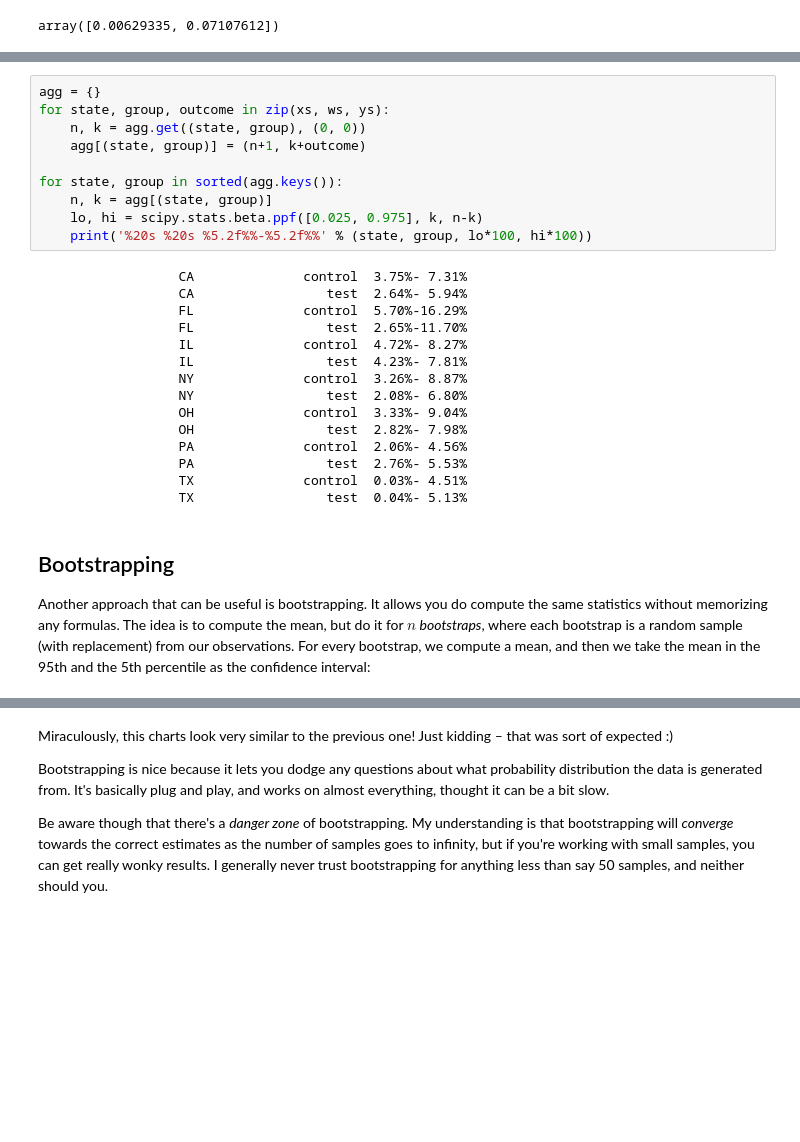
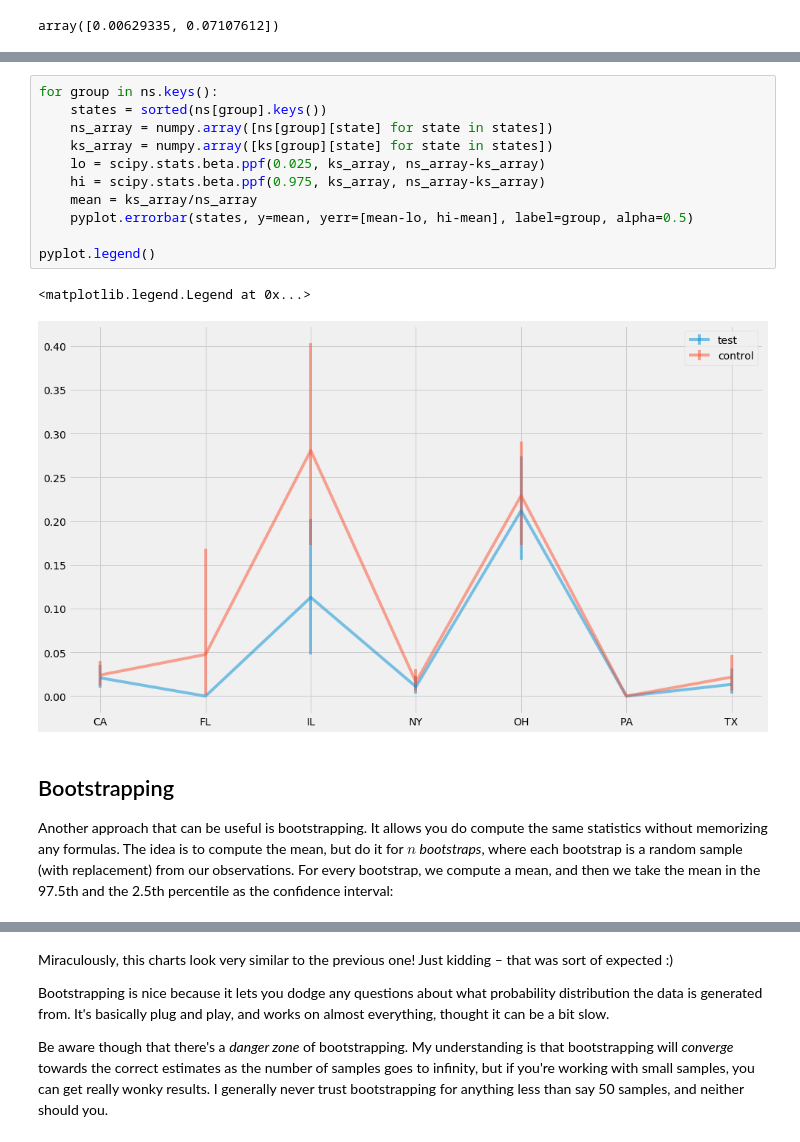
Before and after one commit to erikbern/uncertainty, a Jupyter notebook: notebook.ipynb, the cells around one changed output, grey strips where cells are left out. Cells and saved outputs as stored; diff of their text form; blank space fills up the shorter version.

```diff
--- a/notebook.ipynb
+++ b/notebook.ipynb
@@ -138,33 +148,22 @@ This will compute a 90% confidence interval if you plug in values for $n$ and $k
-# %%
-agg = {}
-for state, group, outcome in zip(xs, ws, ys):
-    n, k = agg.get((state, group), (0, 0))
-    agg[(state, group)] = (n+1, k+outcome)
-
-for state, group in sorted(agg.keys()):
-    n, k = agg[(state, group)]
-    lo, hi = scipy.stats.beta.ppf([0.025, 0.975], k, n-k)
-    print('%20s %20s %5.2f%%-%5.2f%%' % (state, group, lo*100, hi*100))
-# %% [output]
-                  CA              control  3.75%- 7.31%
-                  CA                 test  2.64%- 5.94%
-                  FL              control  5.70%-16.29%
-                  FL                 test  2.65%-11.70%
-                  IL              control  4.72%- 8.27%
-                  IL                 test  4.23%- 7.81%
-                  NY              control  3.26%- 8.87%
-                  NY                 test  2.08%- 6.80%
-                  OH              control  3.33%- 9.04%
-                  OH                 test  2.82%- 7.98%
-                  PA              control  2.06%- 4.56%
-                  PA                 test  2.76%- 5.53%
-                  TX              control  0.03%- 4.51%
-                  TX                 test  0.04%- 5.13%
+# %%
+for group in ns.keys():
+    states = sorted(ns[group].keys())
+    ns_array = numpy.array([ns[group][state] for state in states])
+    ks_array = numpy.array([ks[group][state] for state in states])
+    lo = scipy.stats.beta.ppf(0.025, ks_array, ns_array-ks_array)
+    hi = scipy.stats.beta.ppf(0.975, ks_array, ns_array-ks_array)
+    mean = ks_array/ns_array
+    pyplot.errorbar(states, y=mean, yerr=[mean-lo, hi-mean], label=group, alpha=0.5)
+
+pyplot.legend()
+# %% [output]
+<matplotlib.legend.Legend at 0x...>
+[figure, added]
 # %% [markdown]
 
 ## Bootstrapping
 
-Another approach that can be useful is bootstrapping. It allows you do compute the same statistics without memorizing any formulas. The idea is to compute the mean, but do it for $n$ _bootstraps_, where each bootstrap is a random sample (with replacement) from our observations. For every bootstrap, we compute a mean, and then we take the mean in the 95th and the 5th percentile as the confidence interval:
+Another approach that can be useful is bootstrapping. It allows you do compute the same statistics without memorizing any formulas. The idea is to compute the mean, but do it for $n$ _bootstraps_, where each bootstrap is a random sample (with replacement) from our observations. For every bootstrap, we compute a mean, and then we take the mean in the 97.5th and the 2.5th percentile as the confidence interval:
 # %%
 lo_bound = []
 hi_bound = []
```
Also changed, not shown: parts of 21 cells of this notebook.
